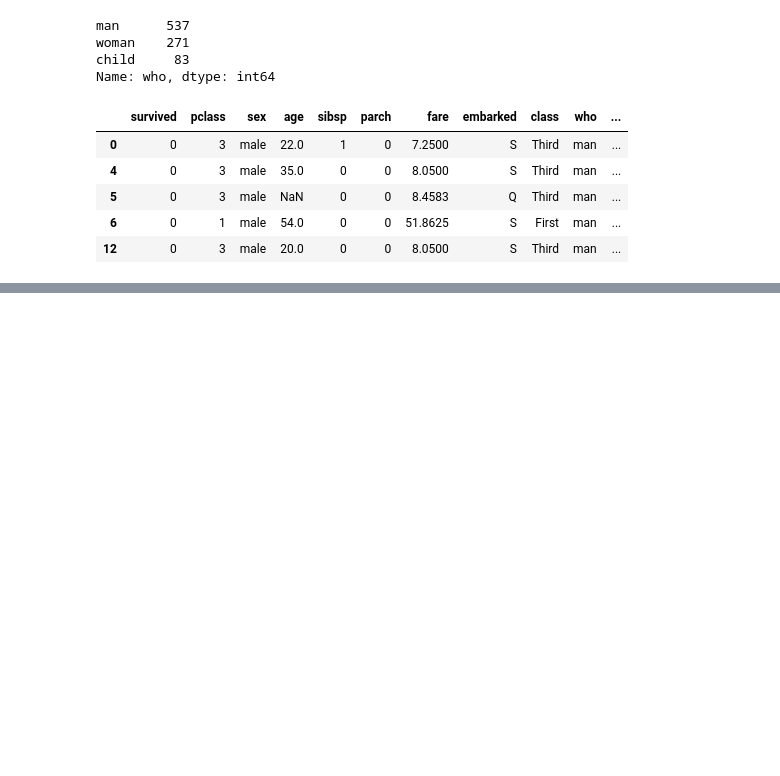
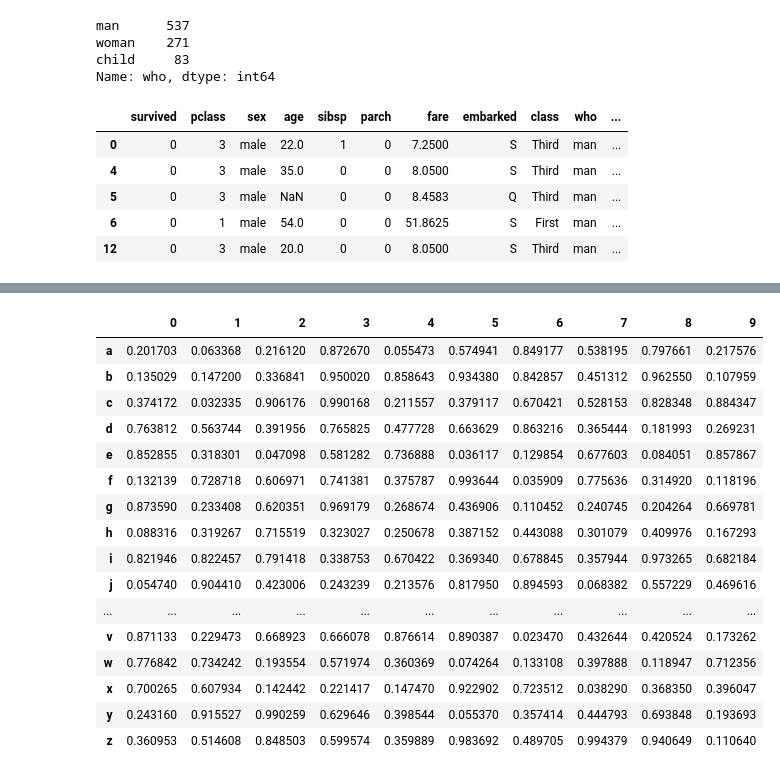
Before and after one commit to MWA1990/PythonKaChilla2.0, a Jupyter notebook: 02_Pandas/01_Pandas_tips__tricks.ipynb, the cells around one changed output, grey strips where cells are left out. Cells and saved outputs as stored; diff of their text form; code cells hidden in the pictures; blank space fills up the shorter version.

```diff
--- a/02_Pandas/01_Pandas_tips__tricks.ipynb
+++ b/02_Pandas/01_Pandas_tips__tricks.ipynb
@@ -636,0 +940,8 @@ df[df.who.isin(counts.nlargest(1).index)].head()
+# %%
+# Importing libraries
+import pandas as pd
+import numpy as np
+
+# Creating dataframe
+df = pd.DataFrame(np.random.rand(200, 26), columns=list('abcdefghijklmnopqrstuvwxyz'))
+df.head(10)
@@ -636,0 +961,20 @@ df[df.who.isin(counts.nlargest(1).index)].head()
+# %%
+df.head(10).T
+# %% [output]
+|  | 0 | 1 | 2 | 3 | 4 | 5 | 6 | 7 | 8 | 9 |
+| a | 0.201703 | 0.063368 | 0.216120 | 0.872670 | 0.055473 | 0.574941 | 0.849177 | 0.538195 | 0.797661 | 0.217576 |
+| b | 0.135029 | 0.147200 | 0.336841 | 0.950020 | 0.858643 | 0.934380 | 0.842857 | 0.451312 | 0.962550 | 0.107959 |
+| c | 0.374172 | 0.032335 | 0.906176 | 0.990168 | 0.211557 | 0.379117 | 0.670421 | 0.528153 | 0.828348 | 0.884347 |
+| d | 0.763812 | 0.563744 | 0.391956 | 0.765825 | 0.477728 | 0.663629 | 0.863216 | 0.365444 | 0.181993 | 0.269231 |
+| e | 0.852855 | 0.318301 | 0.047098 | 0.581282 | 0.736888 | 0.036117 | 0.129854 | 0.677603 | 0.084051 | 0.857867 |
+| f | 0.132139 | 0.728718 | 0.606971 | 0.741381 | 0.375787 | 0.993644 | 0.035909 | 0.775636 | 0.314920 | 0.118196 |
+| g | 0.873590 | 0.233408 | 0.620351 | 0.969179 | 0.268674 | 0.436906 | 0.110452 | 0.240745 | 0.204264 | 0.669781 |
+| h | 0.088316 | 0.319267 | 0.715519 | 0.323027 | 0.250678 | 0.387152 | 0.443088 | 0.301079 | 0.409976 | 0.167293 |
+| i | 0.821946 | 0.822457 | 0.791418 | 0.338753 | 0.670422 | 0.369340 | 0.678845 | 0.357944 | 0.973265 | 0.682184 |
+| j | 0.054740 | 0.904410 | 0.423006 | 0.243239 | 0.213576 | 0.817950 | 0.894593 | 0.068382 | 0.557229 | 0.469616 |
+| ... | ... | ... | ... | ... | ... | ... | ... | ... | ... | ... |
+| v | 0.871133 | 0.229473 | 0.668923 | 0.666078 | 0.876614 | 0.890387 | 0.023470 | 0.432644 | 0.420524 | 0.173262 |
+| w | 0.776842 | 0.734242 | 0.193554 | 0.571974 | 0.360369 | 0.074264 | 0.133108 | 0.397888 | 0.118947 | 0.712356 |
+| x | 0.700265 | 0.607934 | 0.142442 | 0.221417 | 0.147470 | 0.922902 | 0.723512 | 0.038290 | 0.368350 | 0.396047 |
+| y | 0.243160 | 0.915527 | 0.990259 | 0.629646 | 0.398544 | 0.055370 | 0.357414 | 0.444793 | 0.693848 | 0.193693 |
+| z | 0.360953 | 0.514608 | 0.848503 | 0.599574 | 0.359889 | 0.983692 | 0.489705 | 0.994379 | 0.940649 | 0.110640 |
```
Also changed, not shown: parts of 52 cells of this notebook, 3 other files.
